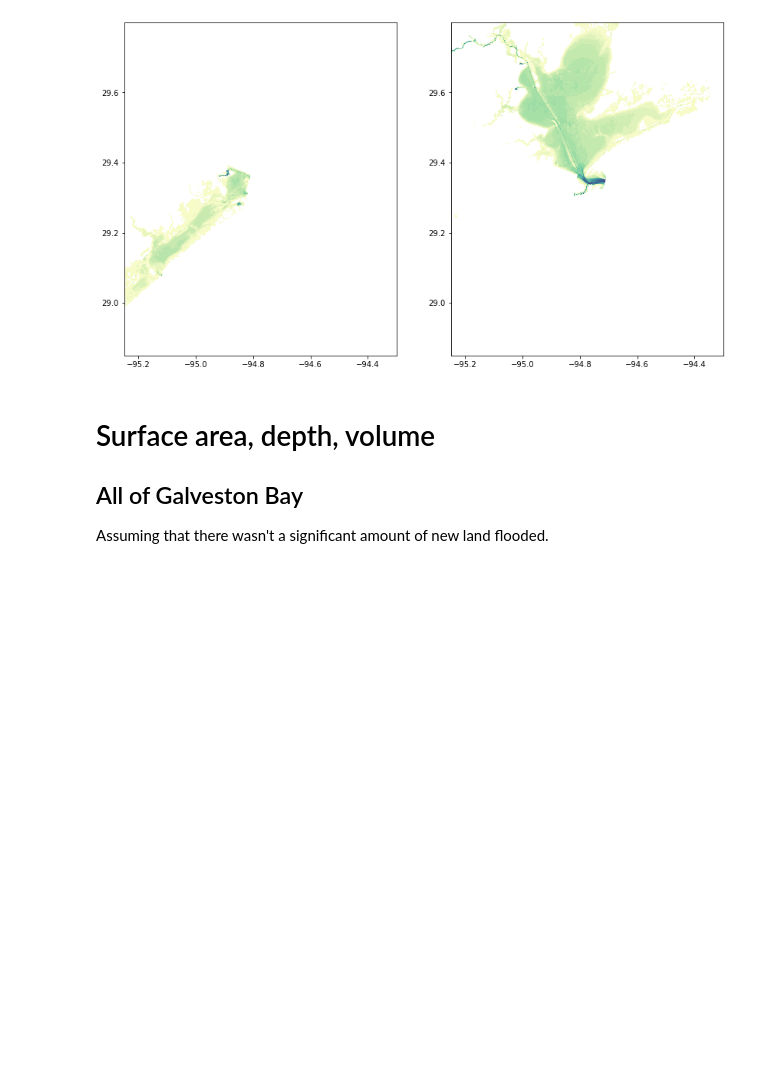
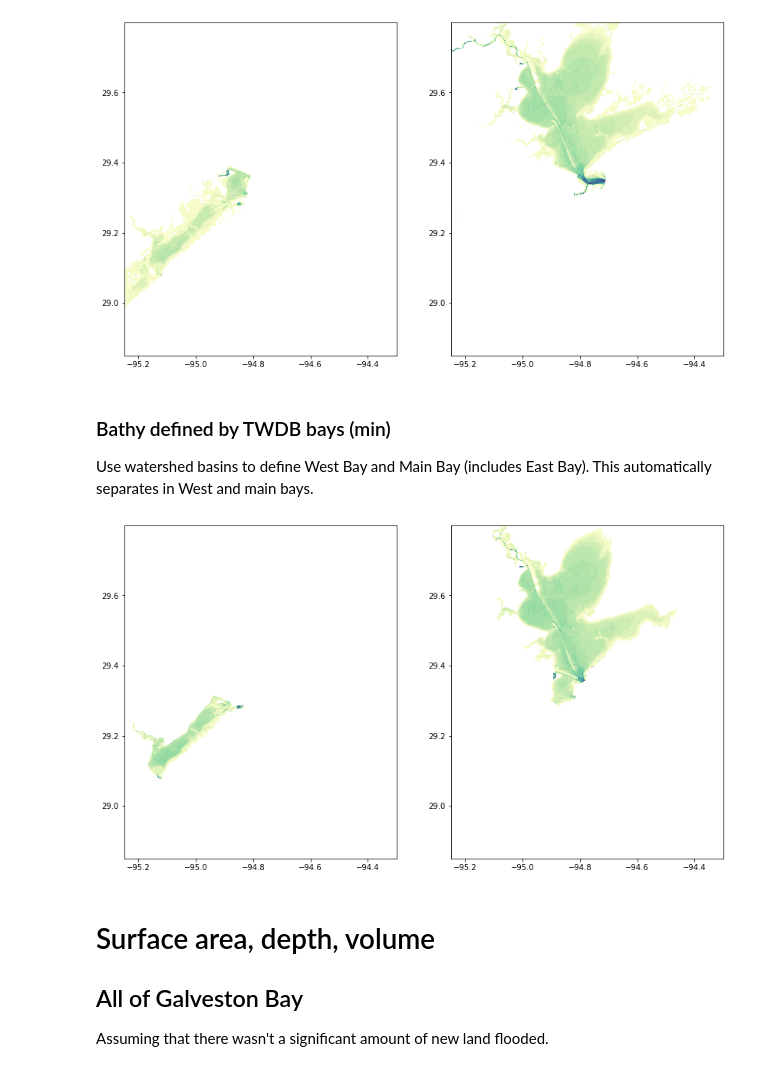
Before and after one commit to kthyng/harvey_inflow, a Jupyter notebook: notebooks/0_process_bathymetry.ipynb, the cells around one changed output. Drawn from its saved outputs; the diff is of its cells as text; code cells hidden in the pictures; blank space fills up the shorter version.

```diff
--- a/notebooks/0_process_bathymetry.ipynb
+++ b/notebooks/0_process_bathymetry.ipynb
@@ -83,12 +216,13 @@ else:
 # remove extraneous points outside path
 
 # convert ptsout from lon/lat to aea
-ptsoutaea = aea.transform_points(pc, ptsout[:,0], ptsout[:,1])
+ptsaea = aea.transform_points(pc, pts[:,0], pts[:,1])
 
 
-pathout = Path(ptsoutaea[:,:2])
+pathout = Path(ptsaea[:,:2])
 ishelf = ~pathout.contains_points(np.vstack((xp.flatten(), yp.flatten())).T).reshape(xp.shape)
-bathy[ishelf] = np.nan
+bathy_max = bathy.copy()
+bathy_max[ishelf] = np.nan
 # %%
 # now what does it look like
 %matplotlib inline
@@ -134,2 +261,9 @@ mappable = axes[1].contourf(lon, lat, bathymain, 40, cmap=cmo.deep_r);
 # %% [output]
 [figure]
+# %% [markdown]
+### Bathy defined by TWDB bays (min)
+
+Use watershed basins to define West Bay and Main Bay (includes East Bay). This automatically separates in West and main bays.
+# %%
+twdbshapes = 'galv_ws_nad83_prj_albers_equal_area_conic_USGS'
+fname = '%s%s/%s.shp' % (basesf, twdbshapes, twdbshapes)
@@ -136,3 +293,31 @@ mappable = axes[1].contourf(lon, lat, bathymain, 40, cmap=cmo.deep_r);
+# %%
+# Define Main Bay (includes East)
+imain = [24260,24220,24210,24230,24250,24390]
+reader = cartopy.io.shapereader.Reader(fname)
+
+basins = reader.records()
+mainbasins = []
+for basin in basins:
+    if basin.attributes['WS_ID'] in imain:
+        mainbasins.append(basin)
+
+# combine watersheds into 1 polygon. Need buffer because polygons do not fully intersect
+mainbasin = shapely.ops.unary_union([mainbasin.geometry.buffer(300) for mainbasin in mainbasins])
+
+# convert to matplotlib path since way faster than shapely contains (27 min vs. 50 seconds)
+xymain = np.array(mainbasin.exterior.xy).T  # tuple to array to be Nx2
+pathout = Path(xymain)
+ibathymain = pathout.contains_points(np.vstack((xp.flatten(), yp.flatten())).T).reshape(xp.shape)
+
+# nan out non Main Bay points to preserve array structure
+bathymain_min = bathy.copy()
+bathymain_min[~ibathymain] = np.nan
+# %%
+fig, axes = plt.subplots(1, 2, figsize=(14,8))
+axes[0].contourf(lon, lat, bathywest_min, 40, cmap=cmo.deep_r);
+mappable = axes[1].contourf(lon, lat, bathymain_min, 40, cmap=cmo.deep_r);
+# %% [output]
+[figure, added]
 # %% [markdown]
 # Surface area, depth, volume
 
```
Also changed, not shown: parts of 36 cells of this notebook.
